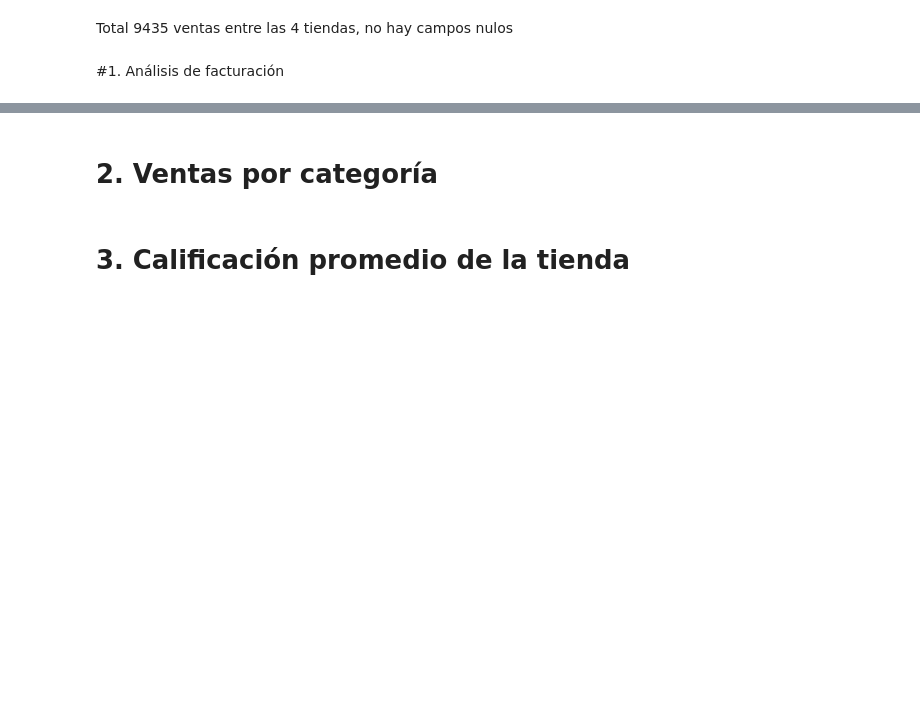
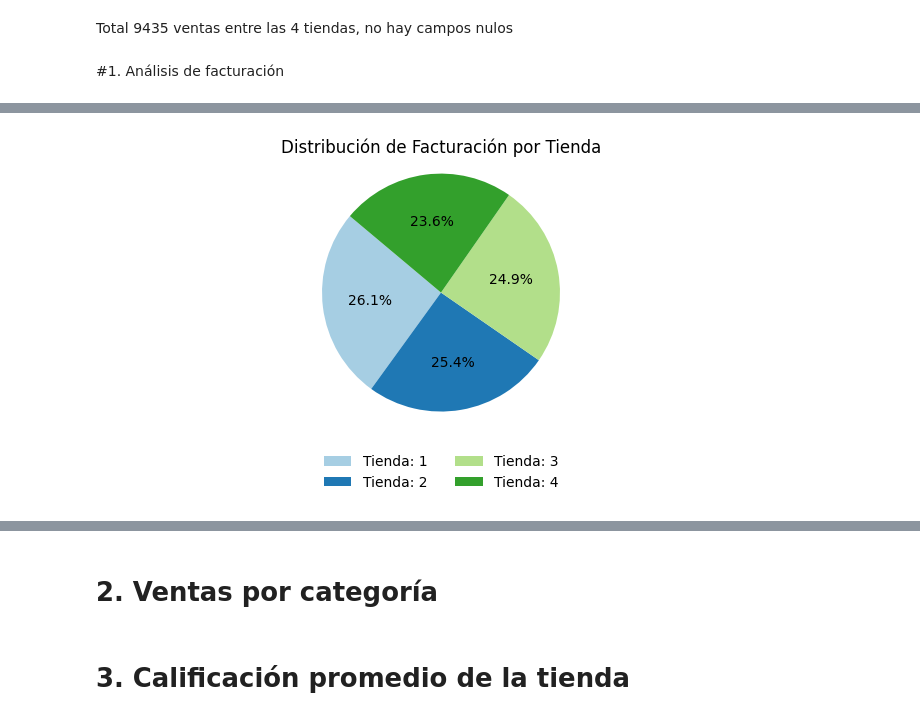
Before and after one commit to MaxCPietro/Challenge-PythonG8, a Jupyter notebook: AluraStoreLatam.ipynb, the cells around one changed output, grey strips where cells are left out. Saved outputs shown, nothing was run; the diff lists cells and outputs as text; code cells hidden in the pictures; blank space fills up the shorter version.

```diff
--- a/AluraStoreLatam.ipynb
+++ b/AluraStoreLatam.ipynb
@@ -90,0 +152,29 @@ Total 9435 ventas entre las 4 tiendas, no hay campos nulos
+# %%
+#Pie Chart
+
+plt.figure(figsize=(7,4))
+plt.pie(facturacion_por_tienda['facturacion_total'],
+        labels=None,
+        autopct='%1.1f%%',
+        startangle=140,
+        colors=plt.cm.Paired.colors)
+
+
+# DEFINIMOS las etiquetas antes
+labels = [f'Tienda: {tienda}' for tienda in facturacion_por_tienda['tienda']]
+
+# Agregamos la leyenda abajo
+plt.legend(
+    labels,
+    loc='lower center',
+    bbox_to_anchor=(0.5, -0.3),
+    ncol=2,  # Número de columnas en la leyenda
+    frameon=False
+)
+
+plt.title('Distribución de Facturación por Tienda')
+plt.axis('equal')  # Mantiene el círculo bien redondo
+plt.tight_layout()
+plt.show()
+# %% [output]
+[figure, added]
```
Also changed, not shown: parts of 6 cells of this notebook.
